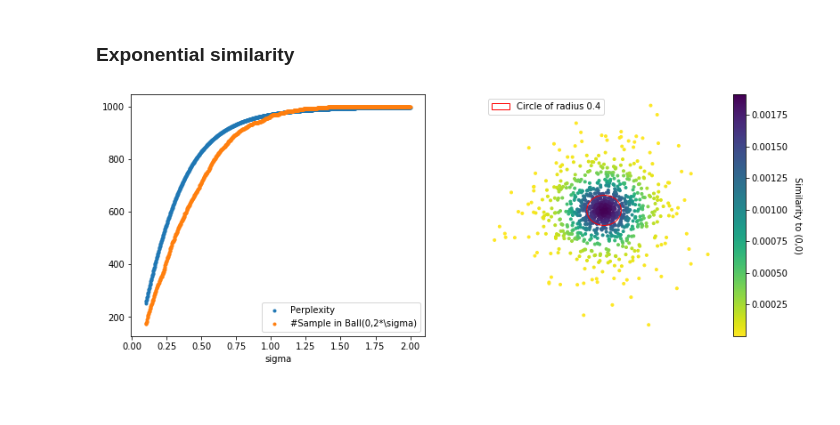
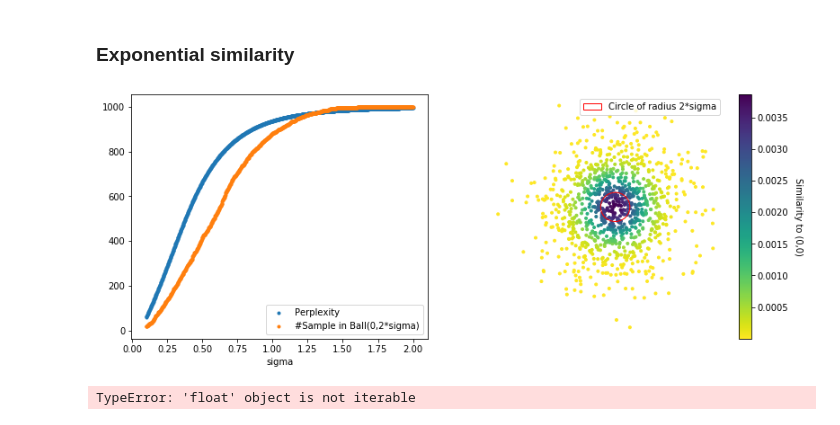
Before and after one commit to fabiobrau/t-SNE, a Jupyter notebook: notebooks/Untitled.ipynb, the cells around one changed output. Saved outputs shown, nothing was run; the diff lists cells and outputs as text; code cells hidden in the pictures; blank space fills up the shorter version.

```diff
--- a/notebooks/Untitled.ipynb
+++ b/notebooks/Untitled.ipynb
@@ -5,10 +5,13 @@ import matplotlib.pyplot as plt
 ### Exponential similarity
 # %%
 np.random.seed(seed=10)
-r = np.abs(np.random.randn(1000))
-t = np.random.randn(1000)
-x = r *np.cos(2*np.pi*t)
-y = r* np.sin(2*np.pi*t)
+#r = np.abs(np.random.randn(1000))
+#t = np.random.randn(1000)
+#x = r *np.cos(2*np.pi*t)
+#y = r* np.sin(2*np.pi*t)
+x = np.random.randn(1000)
+y = np.random.randn(1000)
+r = np.sqrt(x**2 + y**2)
 ## Distribution centered on zero
 def simil(sigma):
     p = np.exp(-(x**2 + y**2)/(4*sigma**2))
@@ -31,32 +34,34 @@ for sigma in [0.1,0.2,0.5,1.0,2.0]:
 # %%
 def perp(s):
     p = simil(s)
     return 2**np.sum(-p*np.log2(p))
 
 def count_incircle(s):
     return (r<2*s).sum()
 sigmas = np.linspace(0.1,2,1000)
 sigma_perp = np.array(list(map(perp, sigmas)))
 sigma_count = np.array(list(map(count_incircle, sigmas)))
 ###
 fig, ax = plt.subplots(1,2,figsize=(13,5))
 ax[0].scatter(sigmas, sigma_perp, label='Perplexity', marker='.')
-ax[0].scatter(sigmas, sigma_count, label = '#Sample in Ball(0,2*\sigma)', marker='.')
+ax[0].scatter(sigmas, sigma_count, label = '#Sample in Ball(0,2*sigma)', marker='.')
 ax[0].set_xlabel('sigma')
 ax[0].legend()
 #
 scatt = ax[1].scatter(x,y, c=simil(0.4), marker='.', cmap='viridis_r')
-circle = plt.Circle((0, 0), 2*0.2, color='r', fill=False, label='Circle of radius 0.4')
+circle = plt.Circle((0, 0), 2*0.2, color='r', fill=False, label='Circle of radius 2*sigma')
 ax[1].add_artist(circle)
 ax[1].legend(handles=[circle])
 ax[1].axis('off')
 cbar = plt.colorbar(scatt)
 cbar.ax.get_yaxis().labelpad = 15
 cbar.ax.set_ylabel('Similarity to (0,0)', rotation=270)
 plt.savefig('../slides/pic/perplexity.pdf', transaparent=True)
 # %% [output]
-[figure, old version]
+[figure, new version]
 # %%
 list(map(simil, sigma))
+# %% [output]
+TypeError: 'float' object is not iterable
 # %%
 np.arctan(2/200)*180/np.pi
```
Also changed, not shown: parts of 1 cell of this notebook, 8 other files.
